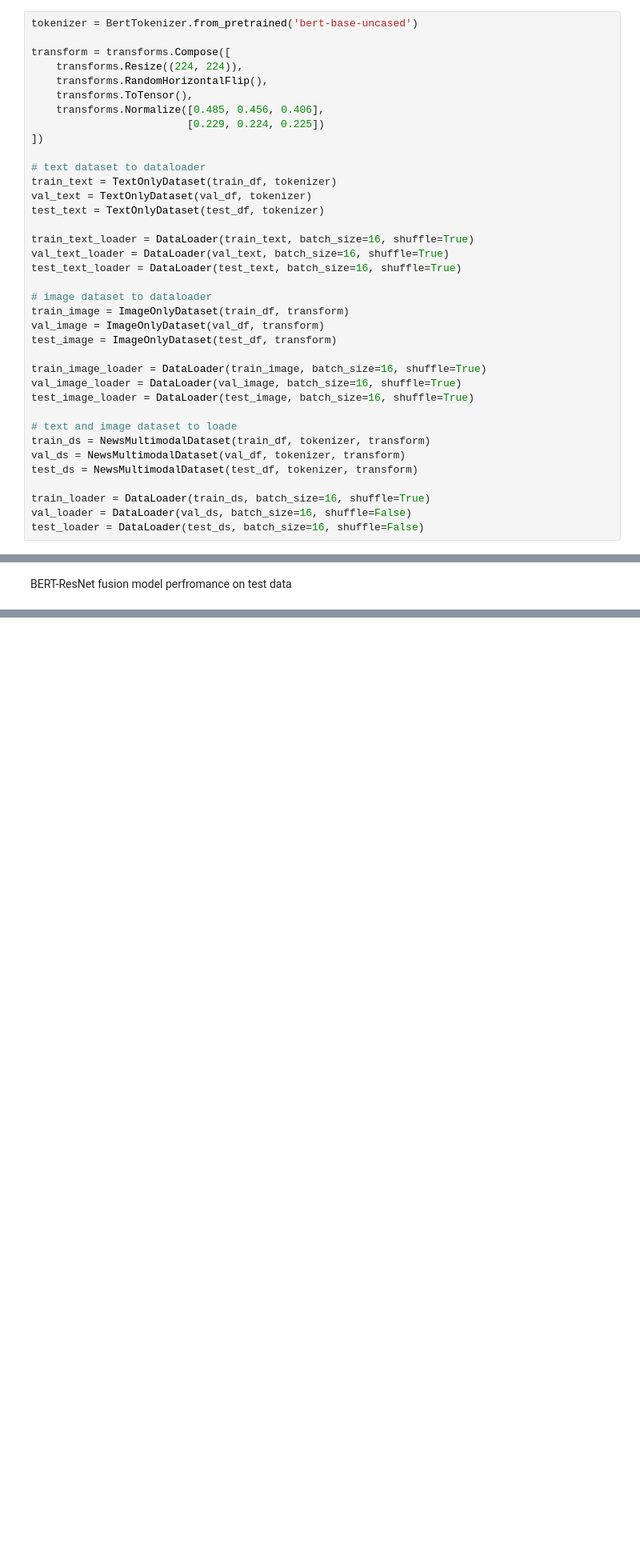
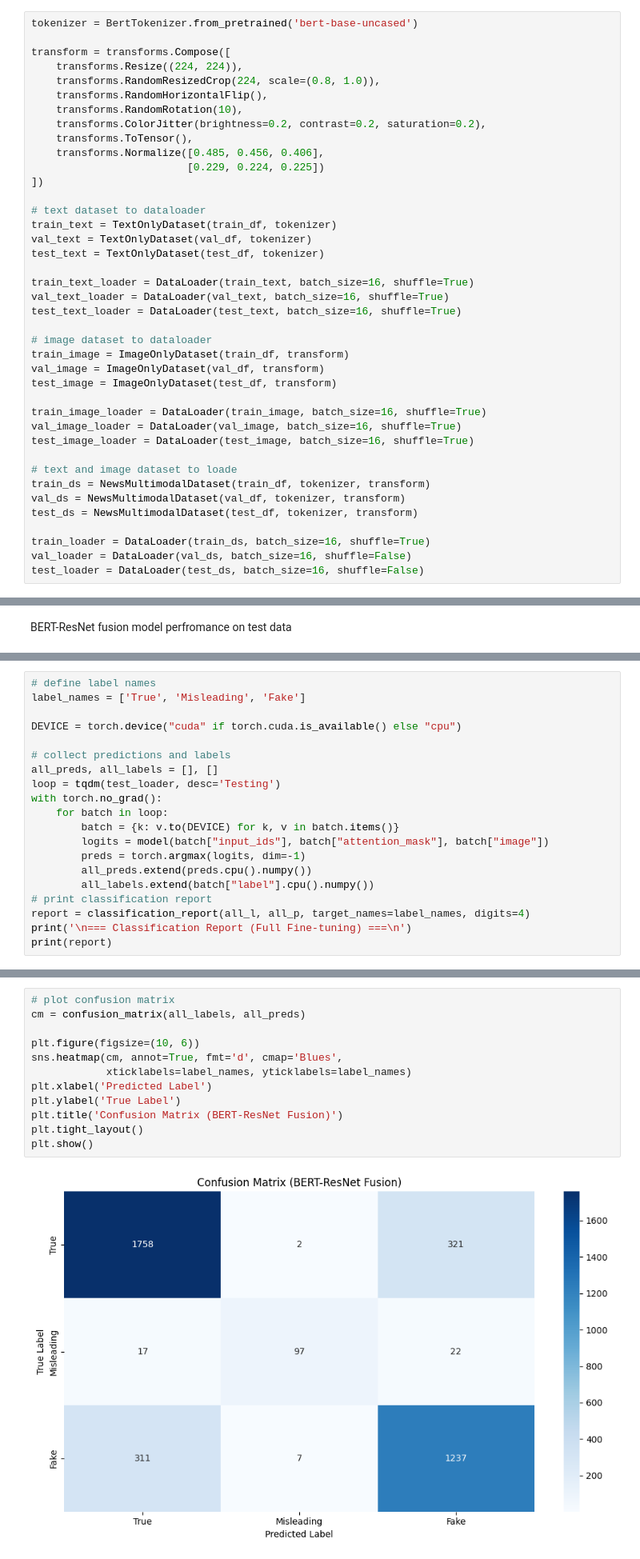
Before and after one commit to isabellachong/multimodal-fake-news-detection, a Jupyter notebook: scripts/Bert_ResNet.ipynb, the cells around one changed output, grey strips where cells are left out. Shown at 80% size. Cells and saved outputs as stored; diff of their text form; blank space fills up the shorter version.

```diff
--- a/scripts/Bert_ResNet.ipynb
+++ b/scripts/Bert_ResNet.ipynb
@@ -150,7 +152,10 @@ tokenizer = BertTokenizer.from_pretrained('bert-base-uncased')
 
 transform = transforms.Compose([
     transforms.Resize((224, 224)),
+    transforms.RandomResizedCrop(224, scale=(0.8, 1.0)),
     transforms.RandomHorizontalFlip(),
+    transforms.RandomRotation(10),
+    transforms.ColorJitter(brightness=0.2, contrast=0.2, saturation=0.2),
     transforms.ToTensor(),
     transforms.Normalize([0.485, 0.456, 0.406],
                          [0.229, 0.224, 0.225])
@@ -759,0 +777,20 @@ Test loss: 0.9536, Accuracy: 0.8168, F1: 0.8158
+# %%
+# define label names
+label_names = ['True', 'Misleading', 'Fake']
+
+DEVICE = torch.device("cuda" if torch.cuda.is_available() else "cpu")
+
+# collect predictions and labels
+all_preds, all_labels = [], []
+loop = tqdm(test_loader, desc='Testing')
+with torch.no_grad():
+    for batch in loop:
+        batch = {k: v.to(DEVICE) for k, v in batch.items()}
+        logits = model(batch["input_ids"], batch["attention_mask"], batch["image"])
+        preds = torch.argmax(logits, dim=-1)
+        all_preds.extend(preds.cpu().numpy())
+        all_labels.extend(batch["label"].cpu().numpy())
+# print classification report
+report = classification_report(all_l, all_p, target_names=label_names, digits=4)
+print('\n=== Classification Report (Full Fine-tuning) ===\n')
+print(report)
@@ -759,0 +809,14 @@ Test loss: 0.9536, Accuracy: 0.8168, F1: 0.8158
+# %%
+# plot confusion matrix
+cm = confusion_matrix(all_labels, all_preds)
+
+plt.figure(figsize=(10, 6))
+sns.heatmap(cm, annot=True, fmt='d', cmap='Blues',
+            xticklabels=label_names, yticklabels=label_names)
+plt.xlabel('Predicted Label')
+plt.ylabel('True Label')
+plt.title('Confusion Matrix (BERT-ResNet Fusion)')
+plt.tight_layout()
+plt.show()
+# %% [output]
+[figure, added]
```
Also changed, not shown: parts of 27 cells of this notebook.
